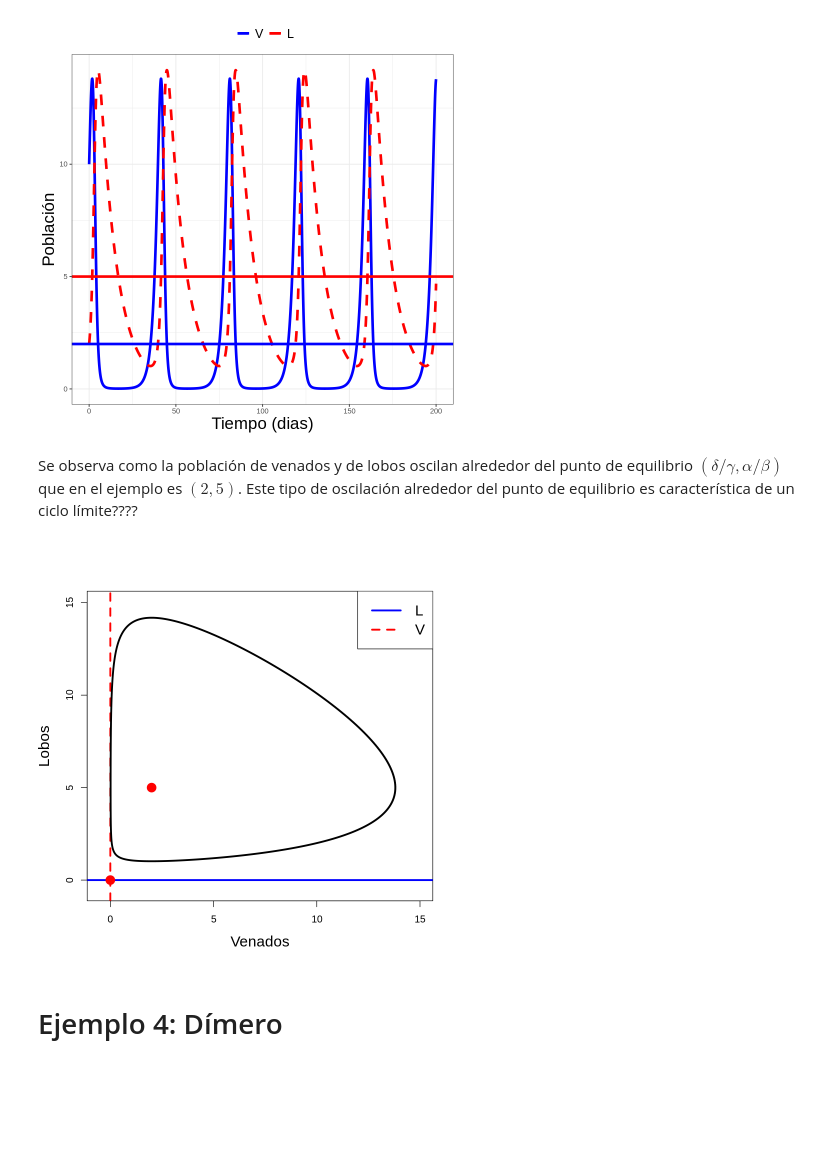
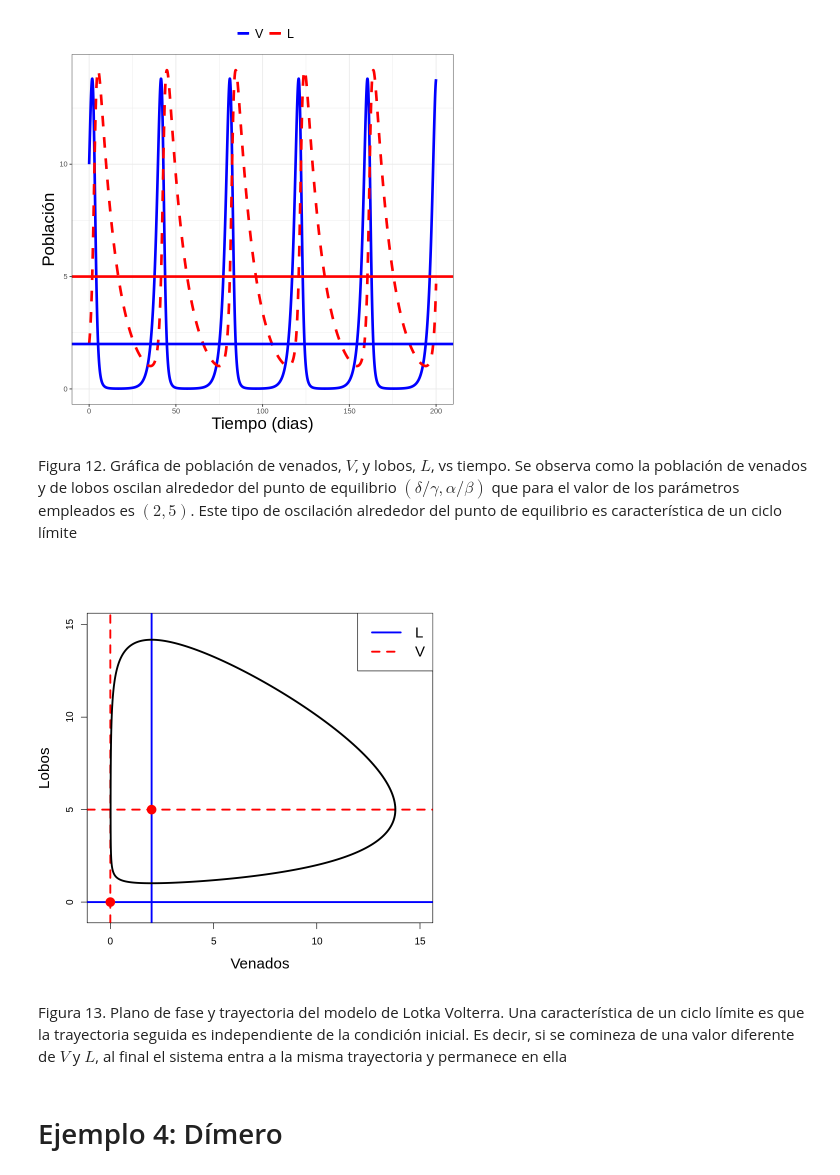
Before and after one commit to sysbio-unam/practicas-computacionales, a Jupyter notebook: ejemplo_de_juguete.ipynb, the cells around one changed output. Saved outputs shown, nothing was run; the diff lists cells and outputs as text; code cells hidden in the pictures; blank space fills up the shorter version.

```diff
--- a/ejemplo_de_juguete.ipynb
+++ b/ejemplo_de_juguete.ipynb
@@ -781,22 +786,25 @@ theme(
 # %% [output]
 [figure]
 # %% [markdown]
-Se observa como la población de venados y de lobos oscilan alrededor del punto de equilibrio $(\delta/\gamma, \alpha/\beta)$ que en el ejemplo es $(2,5)$. Este tipo de oscilación alrededor del punto de equilibrio es característica de un ciclo límite????
+Figura 12. Gráfica de población de venados, $V$, y lobos, $L$, vs tiempo. Se observa como la población de venados y de lobos oscilan alrededor del punto de equilibrio $(\delta/\gamma, \alpha/\beta)$ que para el valor de los parámetros empleados es $(2,5)$. Este tipo de oscilación alrededor del punto de equilibrio es característica de un ciclo límite
 # %%
 # dibujar plano
 plot(0,0, type = "n", ylim = c(-0.5,15), xlim = c(-0.5,15), xlab = "Venados", ylab = "Lobos", cex.lab = 1.5)
 
 # dibujar ceroclinas
 abline(h = 0, v = 0, col = c("blue","red"), lwd = 3, lty = c(1,2))
+abline(h = alpha/beta, v = delta/gamma, col = c("red","blue"), lwd = 3, lty = c(2,1))
 
 # trayectoria
 lines(out$V, out$L, type = "l", lwd = 3)
 
 # dibujar puntos de equilibrio
 points(c(0, delta/gamma), c(0, alpha/beta), pch = 20, col = "red", cex = 3)
 legend("topright", legend = c("L","V"), lwd = 3, lty = c(1,2), col = c("blue","red"), cex = 1.5)
 # %% [output]
-[figure, old version]
+[figure, new version]
+# %% [markdown]
+Figura 13. Plano de fase y trayectoria del modelo de Lotka Volterra. Una característica de un ciclo límite es que la trayectoria seguida es independiente de la condición inicial. Es decir, si se comineza de una valor diferente de $V$ y $L$, al final el sistema entra a la misma trayectoria y permanece en ella
 # %% [markdown]
 # Ejemplo 4: Dímero
 # %% [markdown]
```
Also changed, not shown: parts of 20 cells of this notebook.
